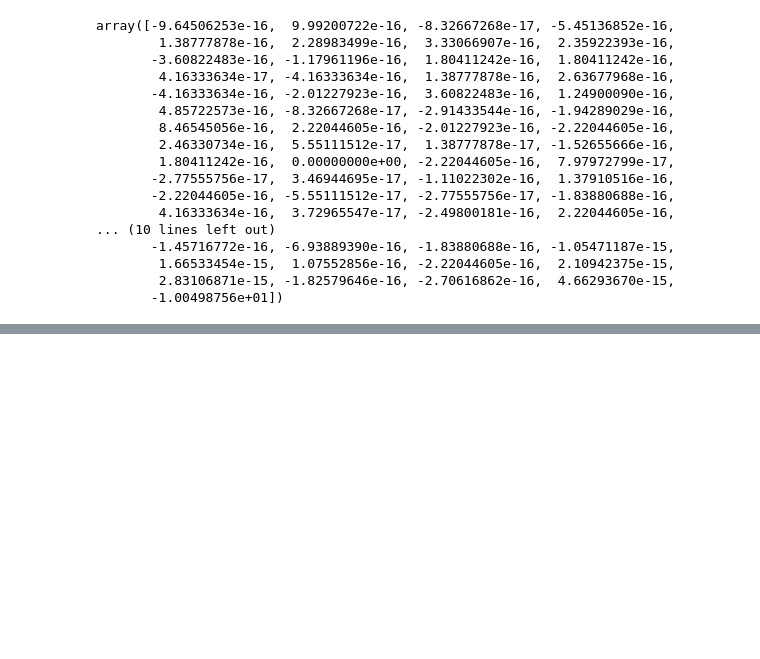
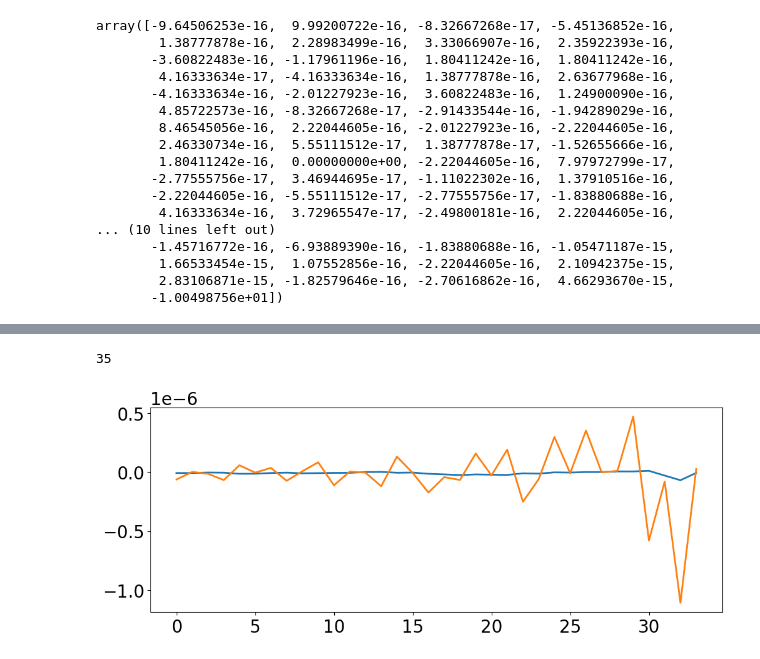
Before and after one commit to chuan97/long-range-ising, a Jupyter notebook: test.ipynb, the cells around one changed output, grey strips where cells are left out. Saved outputs shown, nothing was run; the diff lists cells and outputs as text; code cells hidden in the pictures; blank space fills up the shorter version.

```diff
--- a/test.ipynb
+++ b/test.ipynb
@@ -708,0 +601,59 @@ plt.show()
+# %%
+import matplotlib.pyplot as plt
+import numpy as np
+
+import plot
+import algo
+
+
+plot.set_rcParams(size = (10, 4), lw = 2, fs = 20)
+
+fig, axes = plt.subplots(1, 1, constrained_layout=True)
+
+
+ax = axes
+
+N = 70
+M = int(np.sqrt(N) * np.log(N))
+print(M)
+
+beta = 10
+wz = 1
+J0s = [1.0]
+alphas = [0.5]
+
+dg = 5e-3 * wz
+
+i = 0
+j = N//2
+
+cmap = plt.get_cmap('viridis')
+colors = iter(cmap(np.linspace(0.9, 0.1, len(alphas))))
+for alpha in alphas:
+    susc = []
+
+    for J0 in J0s:
+        gs = 0.0 * np.ones(N)
+        mxs0, uks0 = algo.lrising_mags_debug(wz, J0, alpha, gs, beta, N, M)
+        gs[i] = dg
+        mxs1, uks1 = algo.lrising_mags_debug(wz, J0, alpha, gs, beta, N, M)
+        plt.plot(uks0[:-1])
+        plt.plot(uks1[:-1])
+        plt.show()
+        susc.append(((mxs1 - mxs0) / dg)[j])
+
+    ax.plot(J0s, susc, c=next(colors), label=alpha)
+
+ax.axvline(0.25, c='k', lw=0.5)
+ax.set_yscale('log')
+#ax.set_ylim(1e-4, 1e2)
+#ax.set_xscale('log')
+ax.set_ylabel(r'$\chi_{N/2} \omega_z $')
+ax.set_xlabel(r'$\Gamma / \omega_z$')
+ax.legend(frameon=False, title=r'$\alpha$')
+
+fig.show()
+#fig.savefig(f'plots/half_chain_susceptibility_{N}_alt.pdf', bbox_inches='tight', dpi=300)
+# %% [output]
+35
+[figure, added]
```
Also changed, not shown: parts of 6 cells of this notebook, 2 other files.
